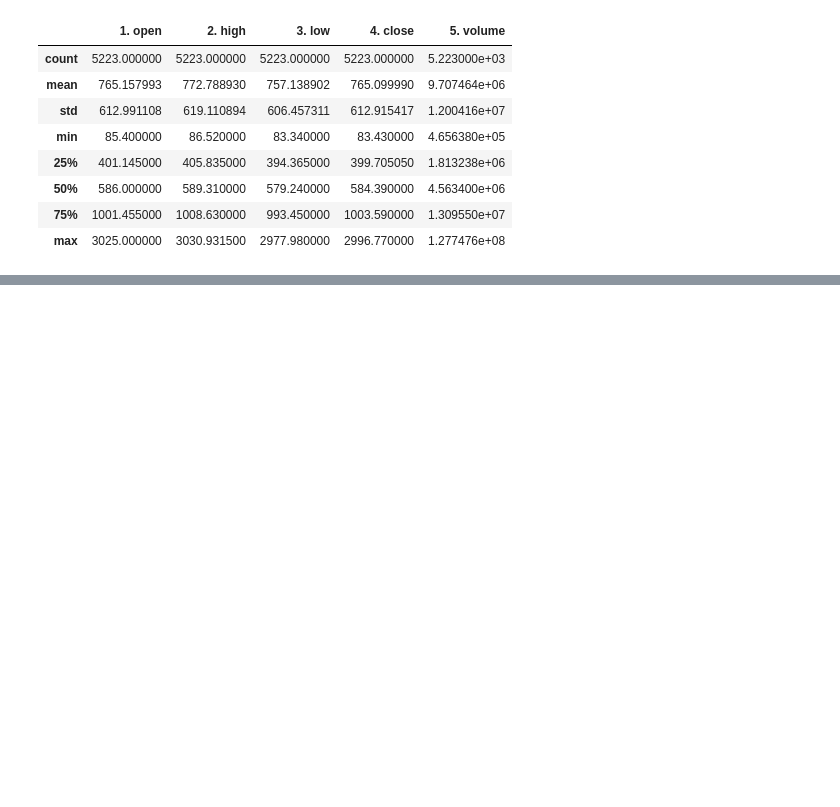
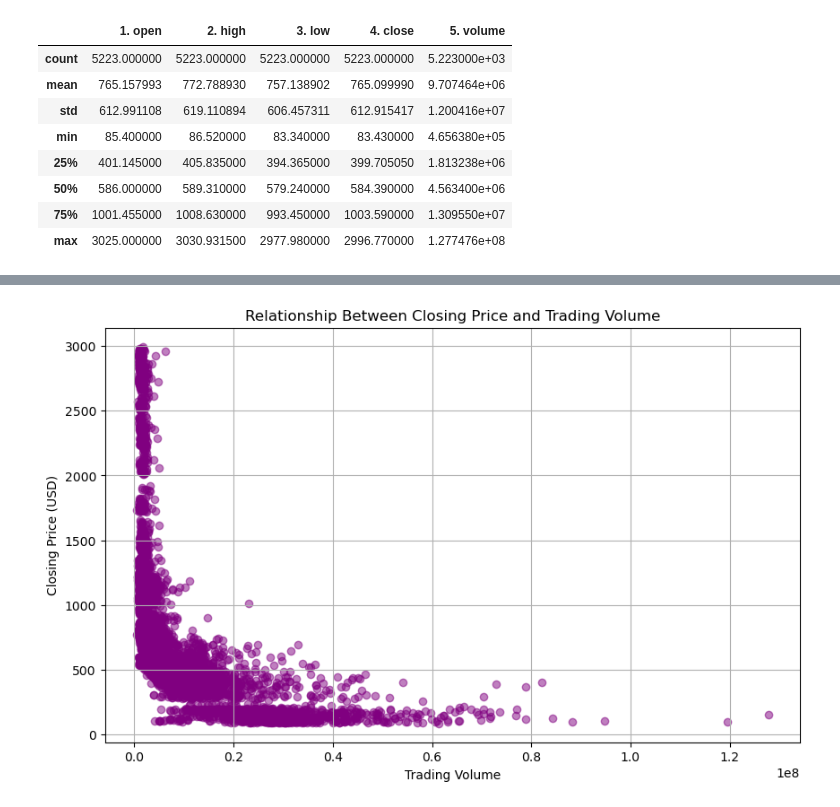
Before and after one commit to wellisonS/google-stock, a Jupyter notebook: EDA.ipynb, the cells around one changed output, grey strips where cells are left out. Cells and saved outputs as stored; diff of their text form; code cells hidden in the pictures; blank space fills up the shorter version.

```diff
--- a/EDA.ipynb
+++ b/EDA.ipynb
@@ -68,0 +118,11 @@ dtype: int64
+# %%
+# Checking the relationship between '4. close' and '5. volume' using a scatter plot
+plt.figure(figsize=(10, 6))
+plt.scatter(google_data['volume'], google_data['close'], alpha=0.5, color='purple')
+plt.title('Relationship Between Closing Price and Trading Volume')
+plt.xlabel('Trading Volume')
+plt.ylabel('Closing Price (USD)')
+plt.grid()
+plt.show()
+# %% [output]
+[figure, added]
```
Also changed, not shown: parts of 14 cells of this notebook.
